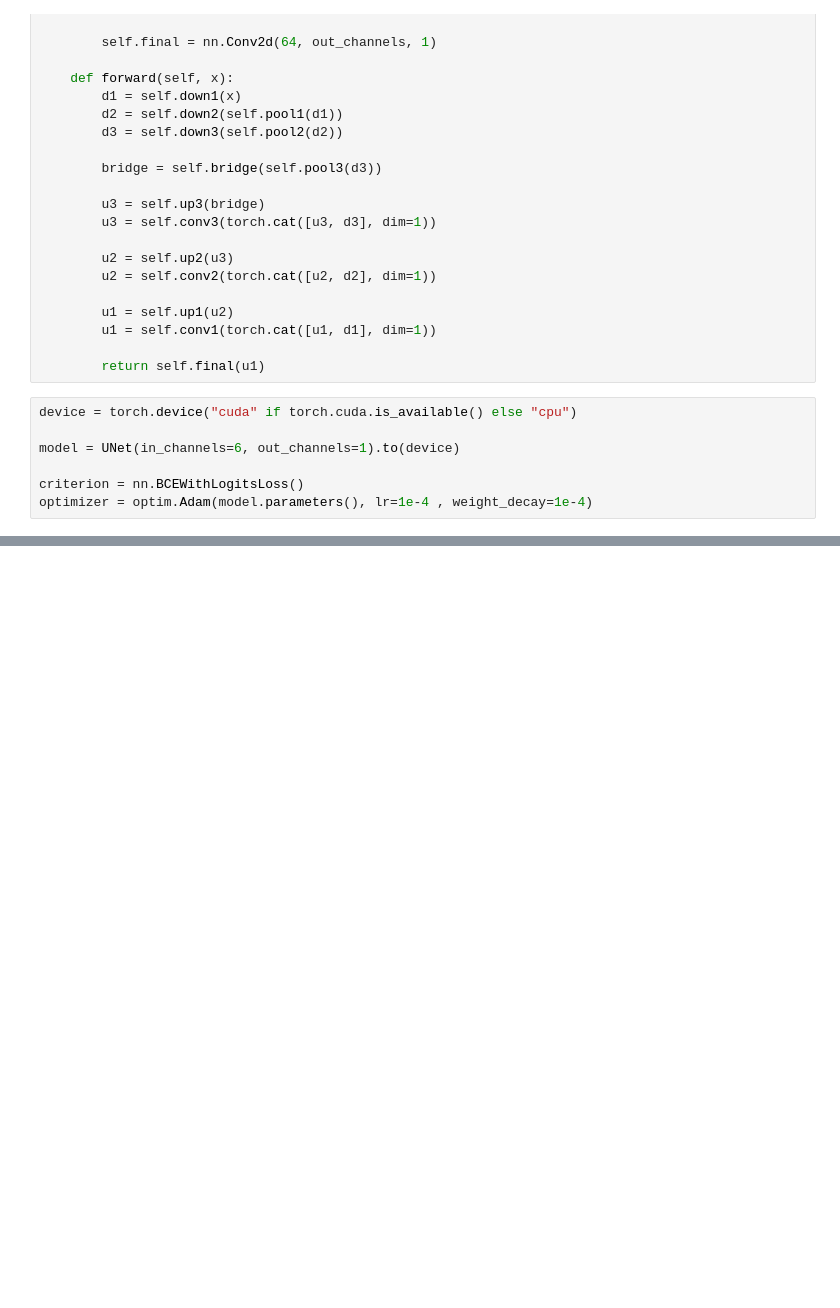
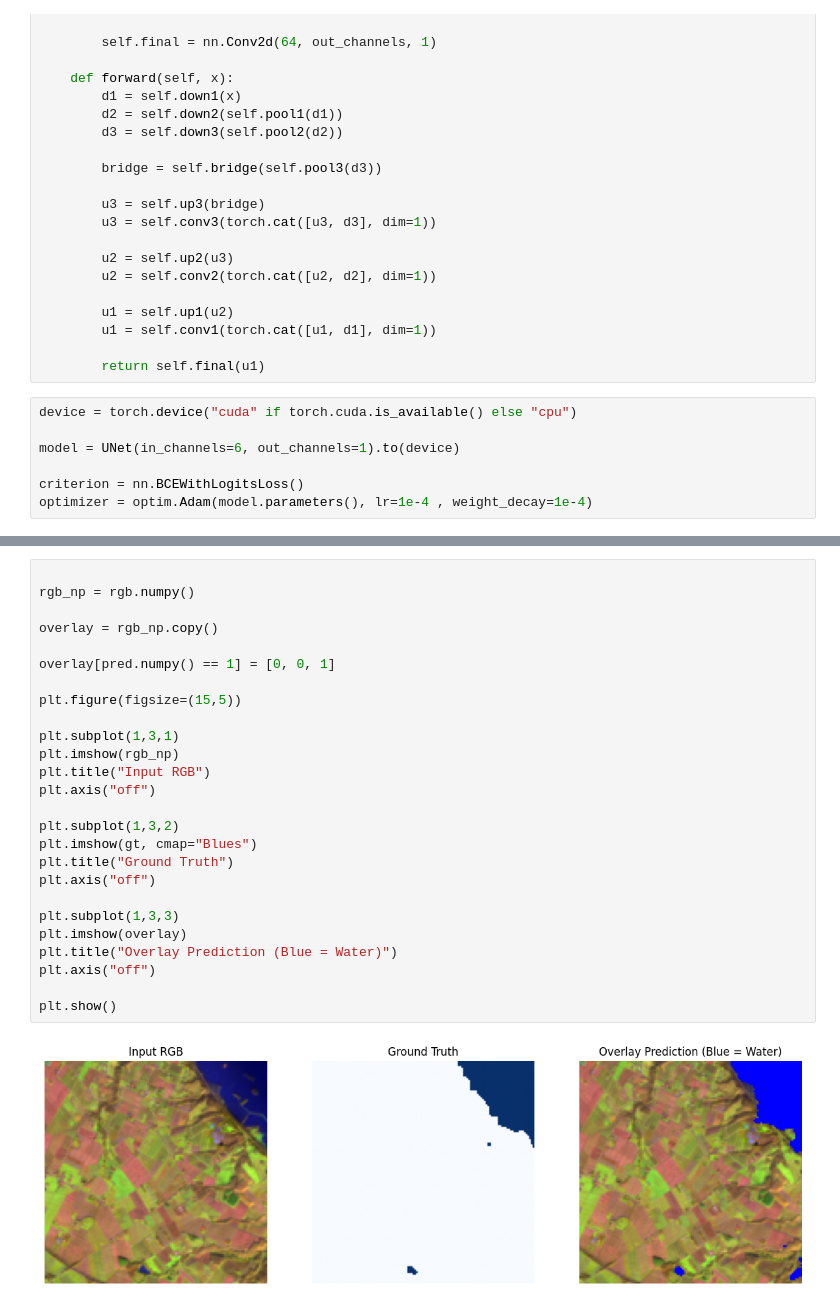
Before and after one commit to Seifkassab20/-Water-Segmentation-using-Multispectral-and-optical-Data, a Jupyter notebook: Segmentation.ipynb, the cells around one changed output, grey strips where cells are left out. Drawn from its saved outputs; the diff is of its cells as text; blank space fills up the shorter version.

```diff
--- a/Segmentation.ipynb
+++ b/Segmentation.ipynb
@@ -373,0 +465,28 @@ plt.show()
+# %%
+
+rgb_np = rgb.numpy()
+
+overlay = rgb_np.copy()
+
+overlay[pred.numpy() == 1] = [0, 0, 1]
+
+plt.figure(figsize=(15,5))
+
+plt.subplot(1,3,1)
+plt.imshow(rgb_np)
+plt.title("Input RGB")
+plt.axis("off")
+
+plt.subplot(1,3,2)
+plt.imshow(gt, cmap="Blues")
+plt.title("Ground Truth")
+plt.axis("off")
+
+plt.subplot(1,3,3)
+plt.imshow(overlay)
+plt.title("Overlay Prediction (Blue = Water)")
+plt.axis("off")
+
+plt.show()
+# %% [output]
+[figure, added]
```
Also changed, not shown: parts of 4 cells of this notebook.
